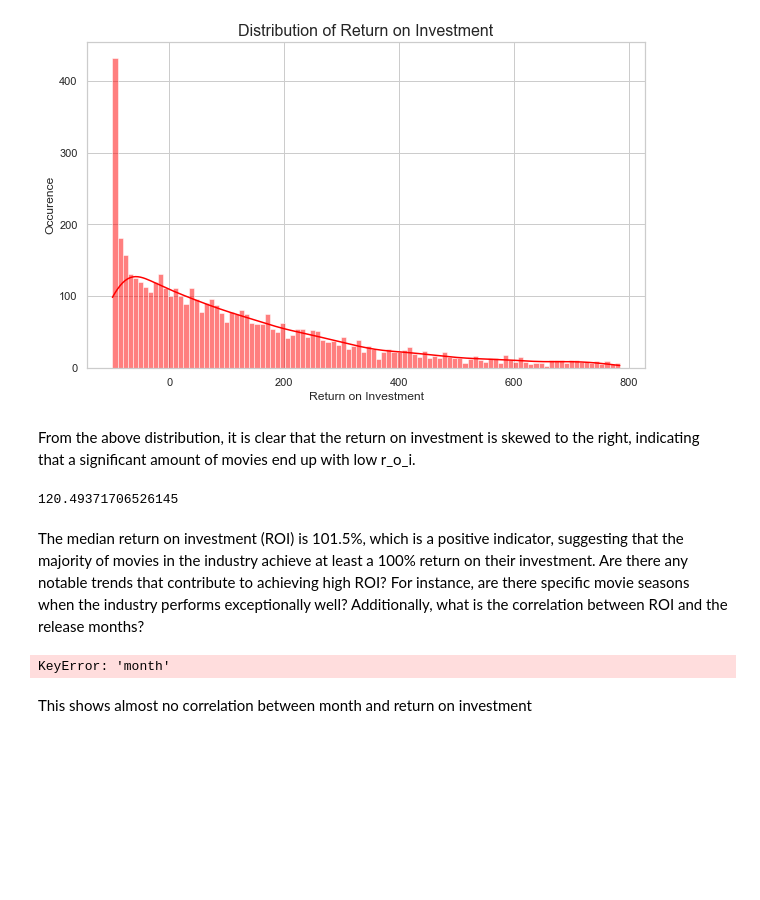
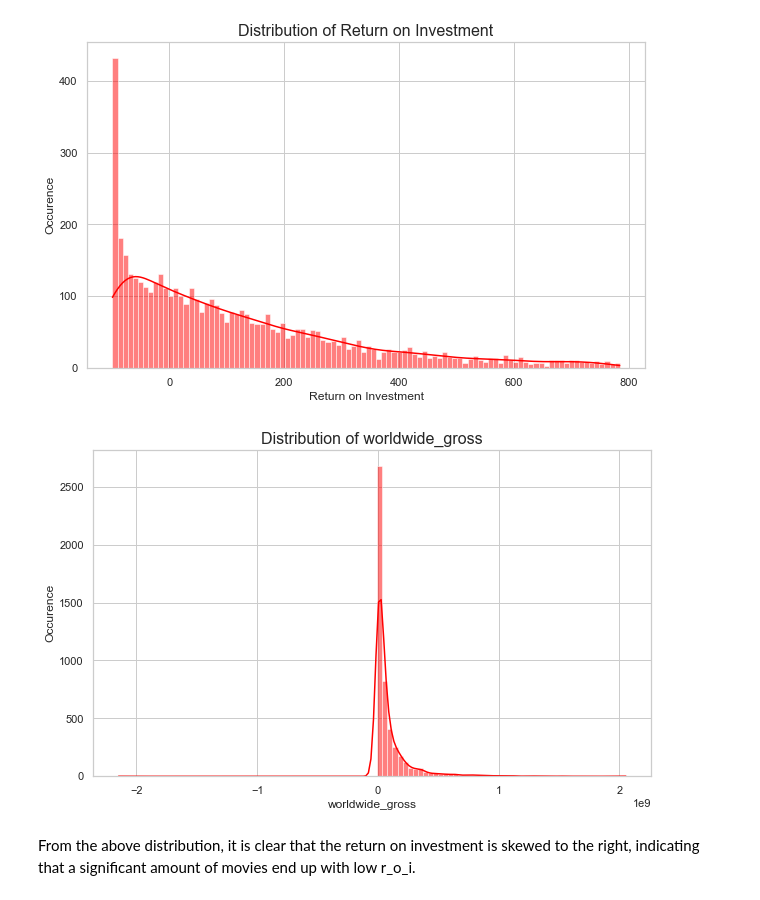
Before and after one commit to Kurgat-Bee/Phase2project, a Jupyter notebook: tnbugets.ipynb, the cells around one changed output. Cells and saved outputs as stored; diff of their text form; code cells hidden in the pictures; blank space fills up the shorter version.

```diff
--- a/tnbugets.ipynb
+++ b/tnbugets.ipynb
@@ -189,21 +187,18 @@ plt.grid(True)
 plt.show()
 # %% [output]
 [figure]
+# %%
+#checking the distribution of values using a kde plot
+
+
+plt.figure(figsize = (10, 6))
+sns.histplot(data=df, x='worldwide_gross', bins = 100, color = 'red', kde = True)
+plt.title('Distribution of worldwide_gross', fontsize=16)
+plt.xlabel('worldwide_gross', fontsize=12)
+plt.ylabel('Occurence', fontsize=12)
+plt.grid(True)
+plt.show()
+# %% [output]
+[figure, added]
 # %% [markdown]
 From the above distribution, it is clear that the return on investment is skewed to the right, indicating that a significant amount of movies end up with low r_o_i.
-# %%
-#using median to check for central tendency rather than mean due to the skew;
-median = np.mean(df['r_o_i'])
-median
-# %% [output]
-120.49371706526145
-# %% [markdown]
-The median return on investment (ROI) is 101.5%, which is a positive indicator, suggesting that the majority of movies in the industry achieve at least a 100% return on their investment. Are there any notable trends that contribute to achieving high ROI? For instance, are there specific movie seasons when the industry performs exceptionally well? Additionally, what is the correlation between ROI and the release months?
-# %%
-correlation = df['r_o_i'].corr(df['month'])
-
-print(f"The correlation between ROI and month is: {correlation}")
-# %% [output]
-KeyError: 'month'
-# %% [markdown]
-This shows almost no correlation between month and return on investment
```
Also changed, not shown: parts of 49 cells of this notebook.
